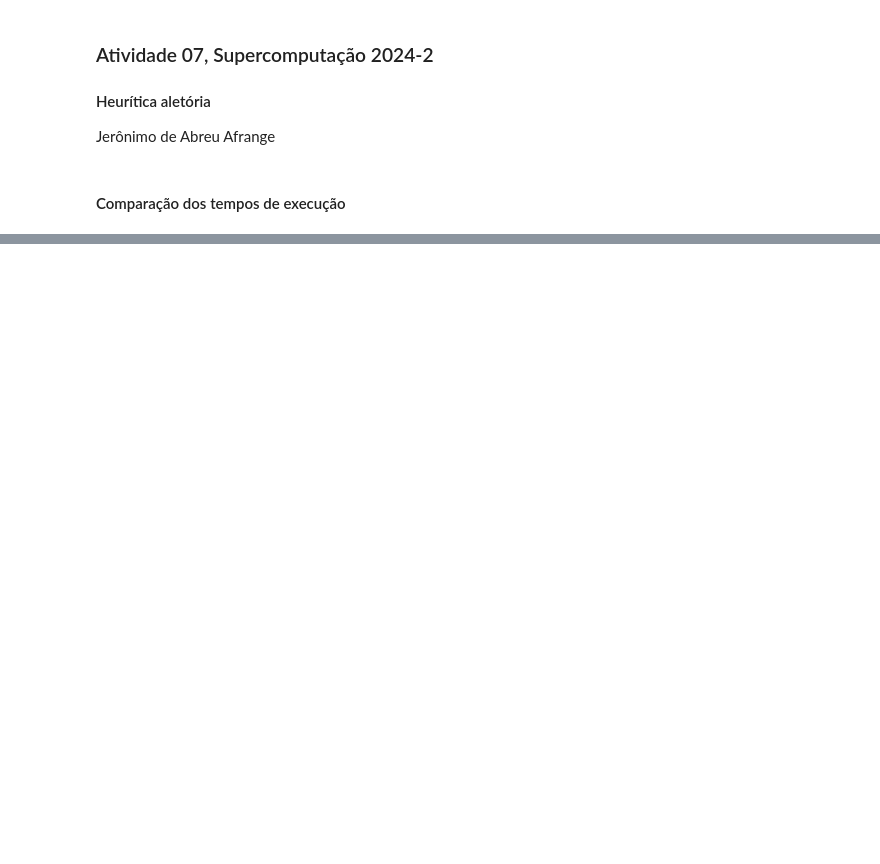
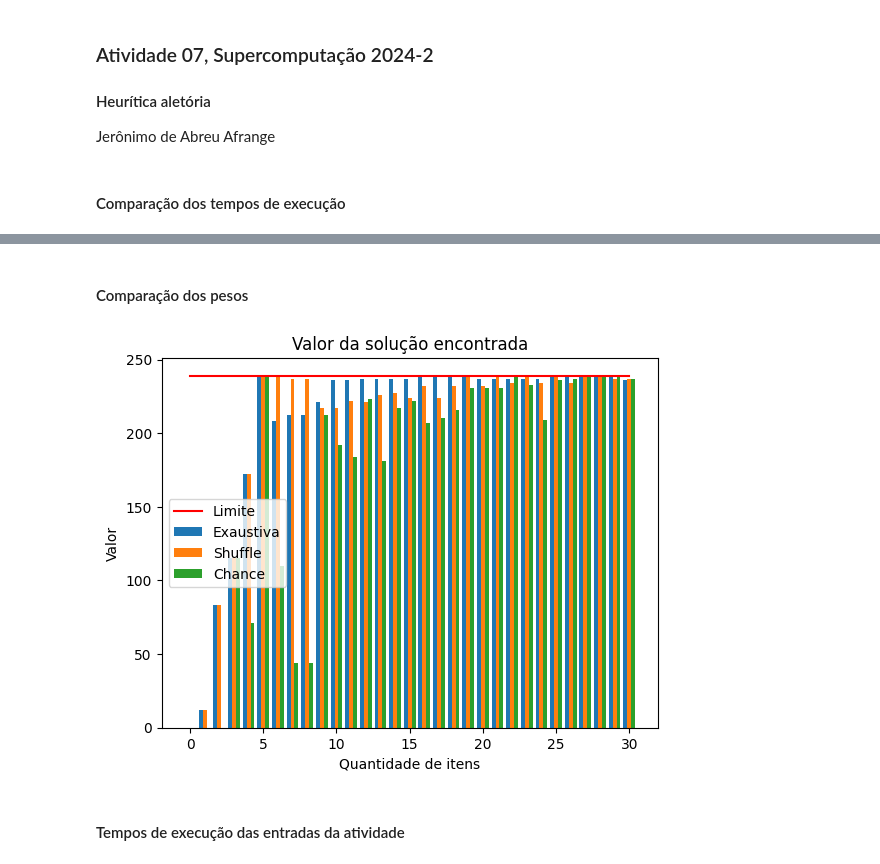
Before and after one commit to jeronimo-a/supercomp-2024-2, a Jupyter notebook: aulas/07-problema-mochila-heuristica-aleatoria/atividade/atividade.ipynb, the cells around one changed output, grey strips where cells are left out. Saved outputs shown, nothing was run; the diff lists cells and outputs as text; code cells hidden in the pictures; blank space fills up the shorter version.

Commit message:
Atividade 07 feita

```diff
--- a/aulas/07-problema-mochila-heuristica-aleatoria/atividade/atividade.ipynb
+++ b/aulas/07-problema-mochila-heuristica-aleatoria/atividade/atividade.ipynb
@@ -27,0 +47,21 @@ plt.show()
+# %% [markdown]
+#### Comparação dos pesos
+# %%
+pesos_exaustiva = [0, 12, 83, 115, 172, 238, 208, 212, 212, 221, 236, 236, 237, 237, 237, 237, 238, 238, 238, 238, 237, 237, 237, 237, 237, 239, 239, 239, 239, 239, 236]
+pesos_shuffle   = [0, 12, 83, 115, 172, 238, 238, 237, 237, 217, 217, 222, 221, 226, 227, 224, 232, 224, 232, 238, 232, 238, 234, 238, 234, 238, 234, 238, 239, 237, 237]
+pesos_chance    = [0, 0, 0, 115, 71, 238, 110, 44, 44, 212, 192, 184, 223, 181, 217, 222, 207, 210, 216, 231, 231, 231, 238, 233, 209, 236, 237, 238, 238, 238, 237]
+
+width = 0.8 / 3
+plt.bar(np.arange(len(entradas) + 1) - width, pesos_exaustiva   , width)
+plt.bar(np.arange(len(entradas) + 1)        , pesos_shuffle     , width)
+plt.bar(np.arange(len(entradas) + 1) + width, pesos_chance      , width)
+plt.plot([0] + entradas, [239] *(len(entradas) + 1), color="r")
+plt.legend(["Limite", "Exaustiva", "Shuffle", "Chance"])
+plt.title("Valor da solução encontrada")
+plt.xlabel("Quantidade de itens")
+plt.ylabel("Valor")
+plt.show()
+# %% [output]
+[figure, added]
+# %% [markdown]
+#### Tempos de execução das entradas da atividade
```
Also changed, not shown: parts of 5 cells of this notebook, 20 other files.
